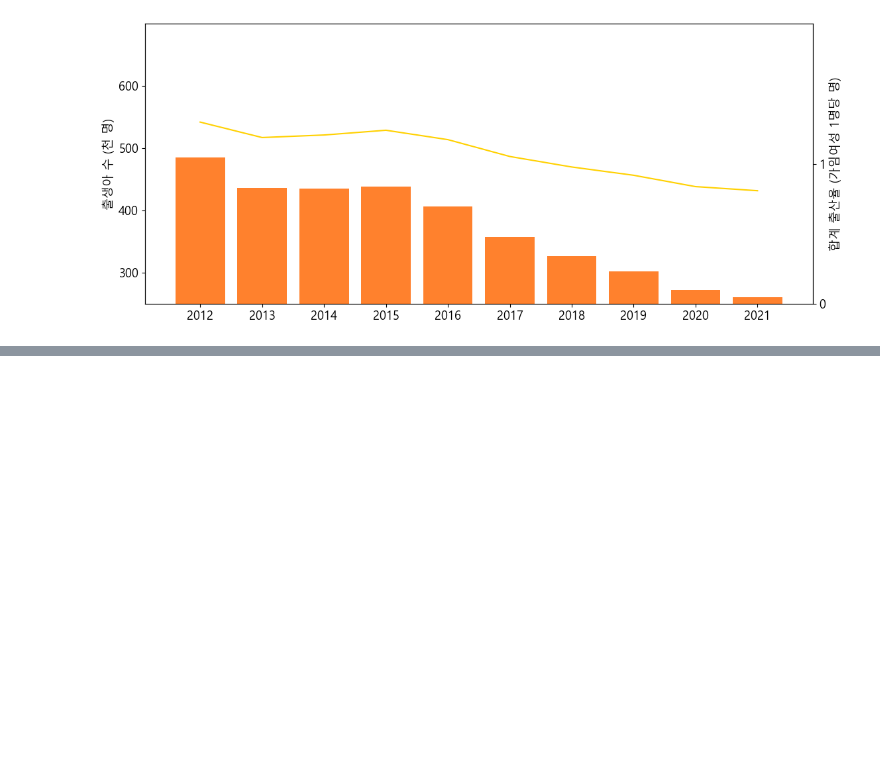
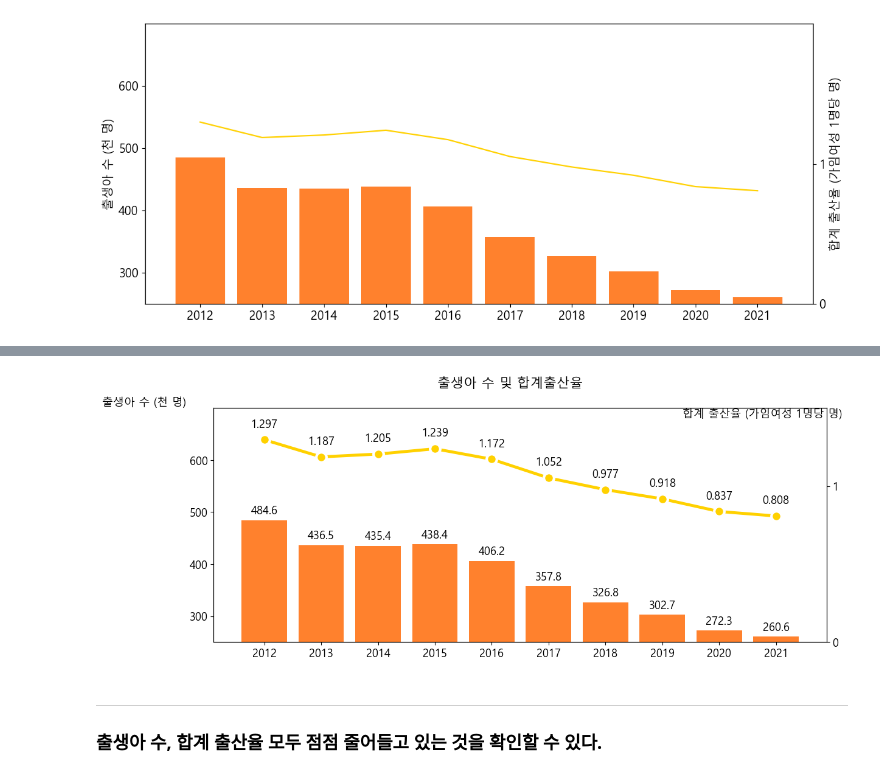
Before and after one commit to YDHYDHDONG/debun_mini_project, a Jupyter notebook: 출생아 수 및 합계출산율.ipynb, the cells around one changed output, grey strips where cells are left out. Saved outputs shown, nothing was run; the diff lists cells and outputs as text; code cells hidden in the pictures; blank space fills up the shorter version.

```diff
--- a/출생아 수 및 합계출산율.ipynb
+++ b/출생아 수 및 합계출산율.ipynb
@@ -127,0 +165,22 @@ ax2.plot(df.index, df['합계 출산율'], color= '#ffd100')
+# %%
+fig, ax1 = plt.subplots(figsize = (13, 5))
+fig.suptitle('출생아 수 및 합계출산율')
+ax1.set_ylabel('출생아 수 (천 명)', loc = 'top', rotation=0)
+ax1.set_ylim(250, 700)
+ax1.set_yticks([300,400,500,600])
+ax1.bar(df.index, df['출생아 수'], color= '#ff812d')
+for idx, val in enumerate(df['출생아 수']):
+    ax1.text(idx, val + 12, val, ha='center')
+
+ax2 = ax1.twinx() # x 축을 공유하는 쌍둥이 axis
+ax2.set_ylabel('합계 출산율 (가임여성 1명당 명)',loc = 'top', rotation=0)
+ax2.set_ylim(0, 1.5)
+ax2.set_yticks([0,1])
+ax2.plot(df.index, df['합계 출산율'], color= '#ffd100',marker='o', ms = 12, lw=3.5, mec='w', mew=3)
+for idx, val in enumerate(df['합계 출산율']):
+    ax2.text(idx, val + 0.08, val, ha='center')
+# %% [output]
+[figure, added]
+# %% [markdown]
+***
+### 출생아 수, 합계 출산율 모두 점점 줄어들고 있는 것을 확인할 수 있다.
```
Also changed, not shown: parts of 3 cells of this notebook.
